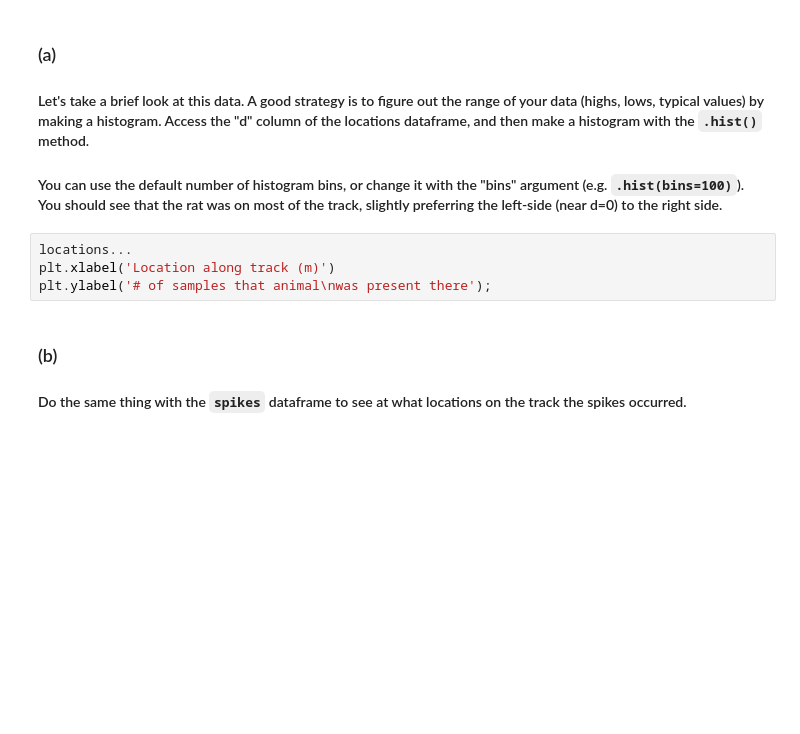
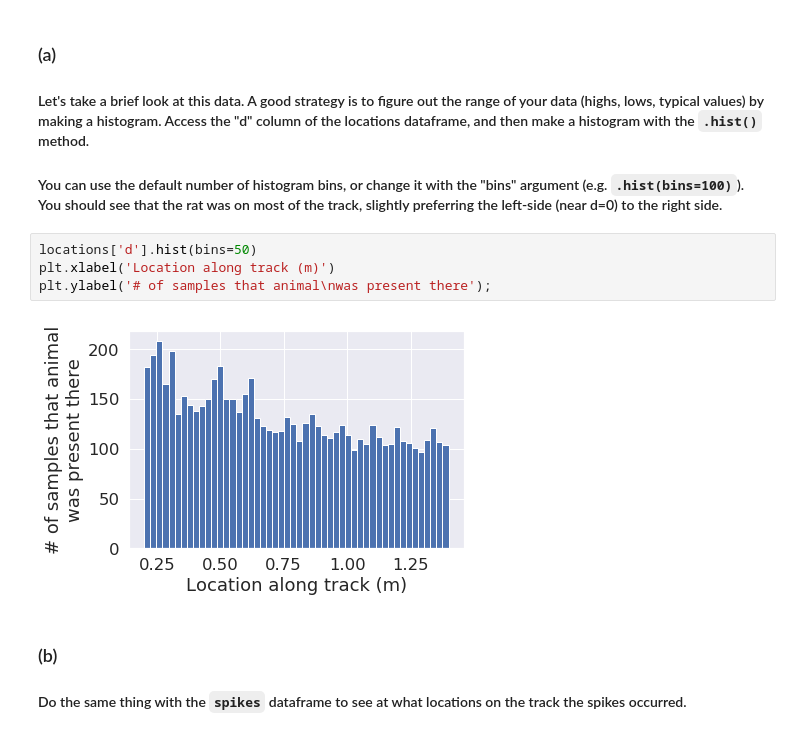
Before and after one commit to charlymccown/MAT494, a Jupyter notebook: neural_coding_exercises_HW5.ipynb, the cells around one changed output. Drawn from its saved outputs; the diff is of its cells as text; blank space fills up the shorter version.

```diff
--- a/neural_coding_exercises_HW5.ipynb
+++ b/neural_coding_exercises_HW5.ipynb
@@ -37,9 +66,11 @@ locations.head()
 
 #### You can use the default number of histogram bins, or change it with the "bins" argument (e.g. `.hist(bins=100)`).  You should see that the rat was on most of the track, slightly preferring the left-side (near d=0) to the right side.
 # %%
-locations...
+locations['d'].hist(bins=50)
 plt.xlabel('Location along track (m)')
 plt.ylabel('# of samples that animal\nwas present there');
+# %% [output]
+[figure, added]
 # %% [markdown]
 ### (b)
 #### Do the same thing with the `spikes` dataframe to see at what locations on the track the spikes occurred.
```
Also changed, not shown: parts of 29 cells of this notebook.
